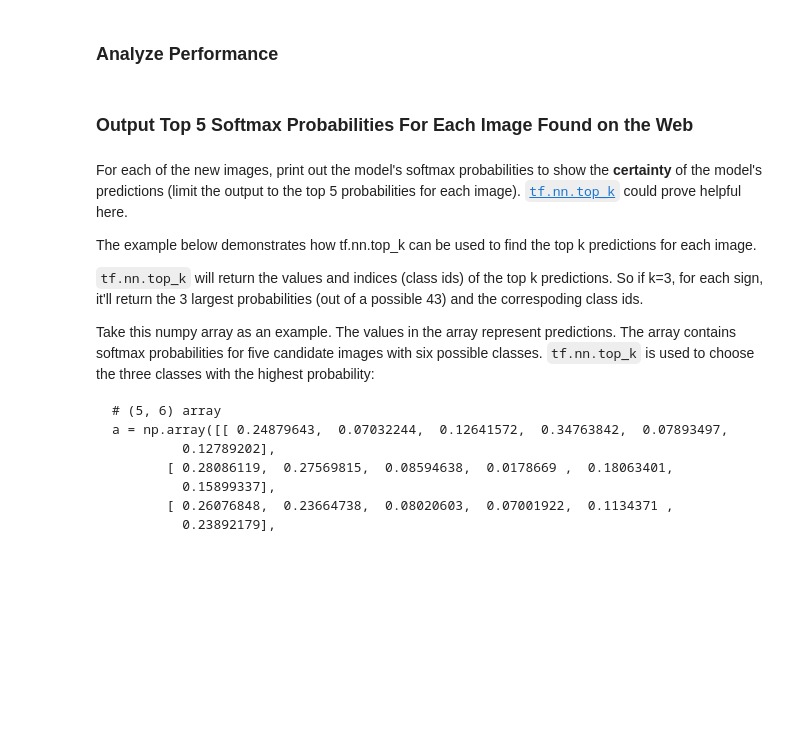
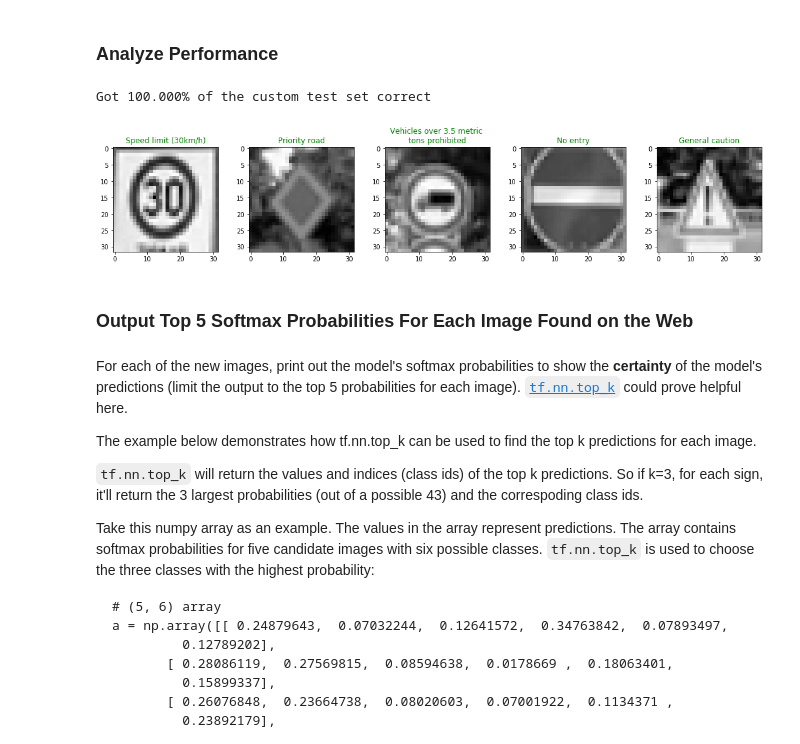
Before and after one commit to pcalderw/Traffic-Sign-Classifier, a Jupyter notebook: Traffic_Sign_Classifier.ipynb, the cells around one changed output. Cells and saved outputs as stored; diff of their text form; code cells hidden in the pictures; blank space fills up the shorter version.

```diff
--- a/Traffic_Sign_Classifier.ipynb
+++ b/Traffic_Sign_Classifier.ipynb
@@ -441,3 +398,5 @@ You may find `signnames.csv` useful as it contains mappings from the class id (i
 ### Run the predictions here and use the model to output the prediction for each image.
 ### Make sure to pre-process the images with the same pre-processing pipeline used earlier.
 ### Feel free to use as many code cells as needed.
+custom_X_test = rgb2grayscale(custom_X_test)
+custom_X_test = (custom_X_test - mean)/128.0
@@ -445,7 +415,25 @@ You may find `signnames.csv` useful as it contains mappings from the class id (i
 ### Analyze Performance
 # %%
 ### Calculate the accuracy for these 5 new images.
-### For example, if the model predicted 1 out of 5 signs correctly, it's 20% accurate on these new images.
+### For example, if the model predicted 1 out of 5 signs correctly, it's 20% accurate on these new images.'
+print('Got {:.3f}% of the custom test set correct'.format(test_accuracy*100))
+
+f, axarr = plt.subplots(1,5)
+f.set_figheight(15)
+f.set_figwidth(15)
+f.tight_layout(pad=1.0, w_pad=1.5, h_pad=3.5)
+for i in range(5):
+    color = 'r'
+    im = np.squeeze(custom_X_test[i,:])
+    axarr[i].imshow(im, cmap='gray')
+    if(custom_y_test[i] == predicts[i]):
+        color = 'g'
+    axarr[i].set_title(formatted_classes[custom_y_test[i]], color=color)
+
+#custom_y_test
+# %% [output]
+Got 100.000% of the custom test set correct
+[figure, added]
 # %% [markdown]
 ### Output Top 5 Softmax Probabilities For Each Image Found on the Web
 # %% [markdown]
```
Also changed, not shown: parts of 40 cells of this notebook, 1 other file.
